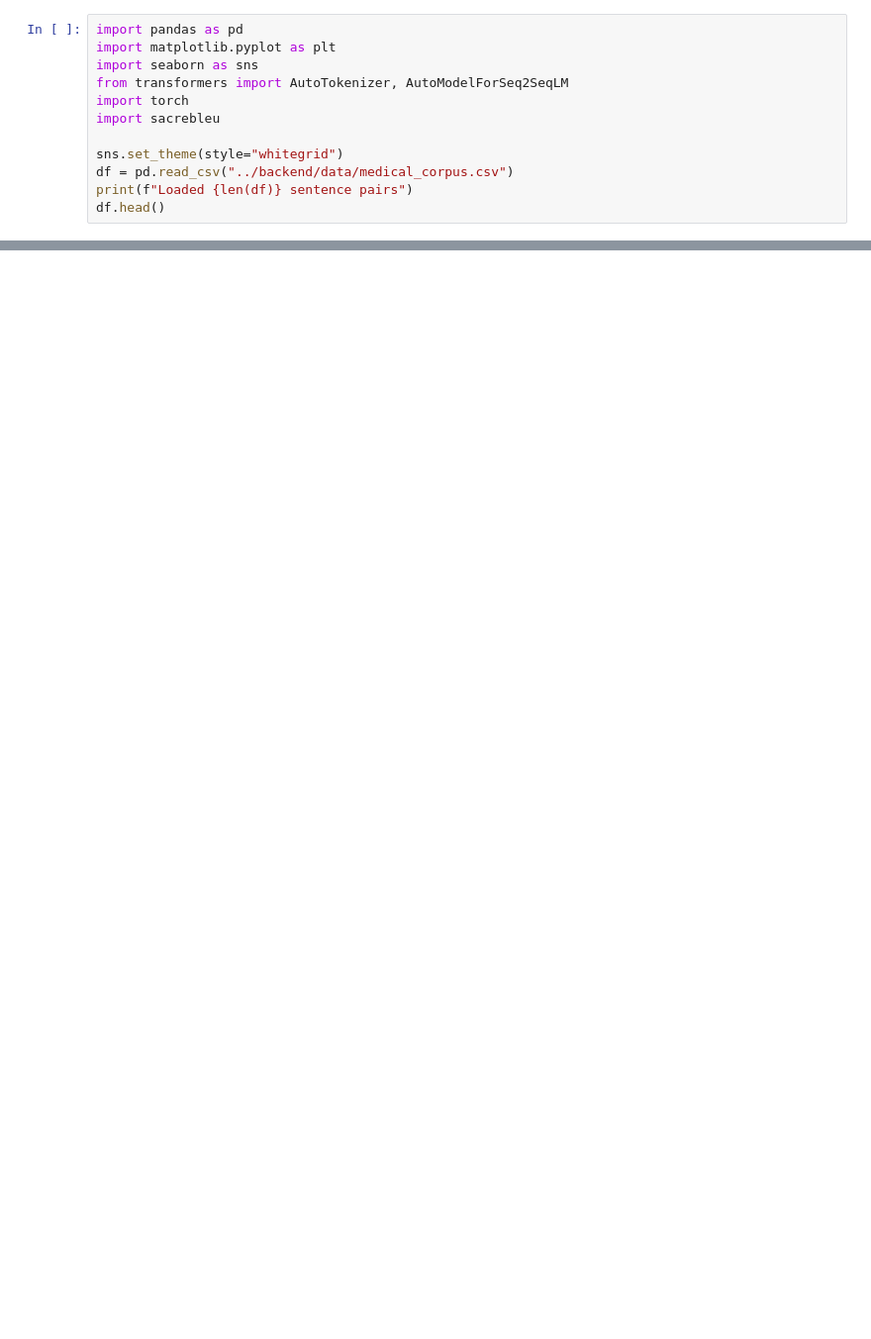
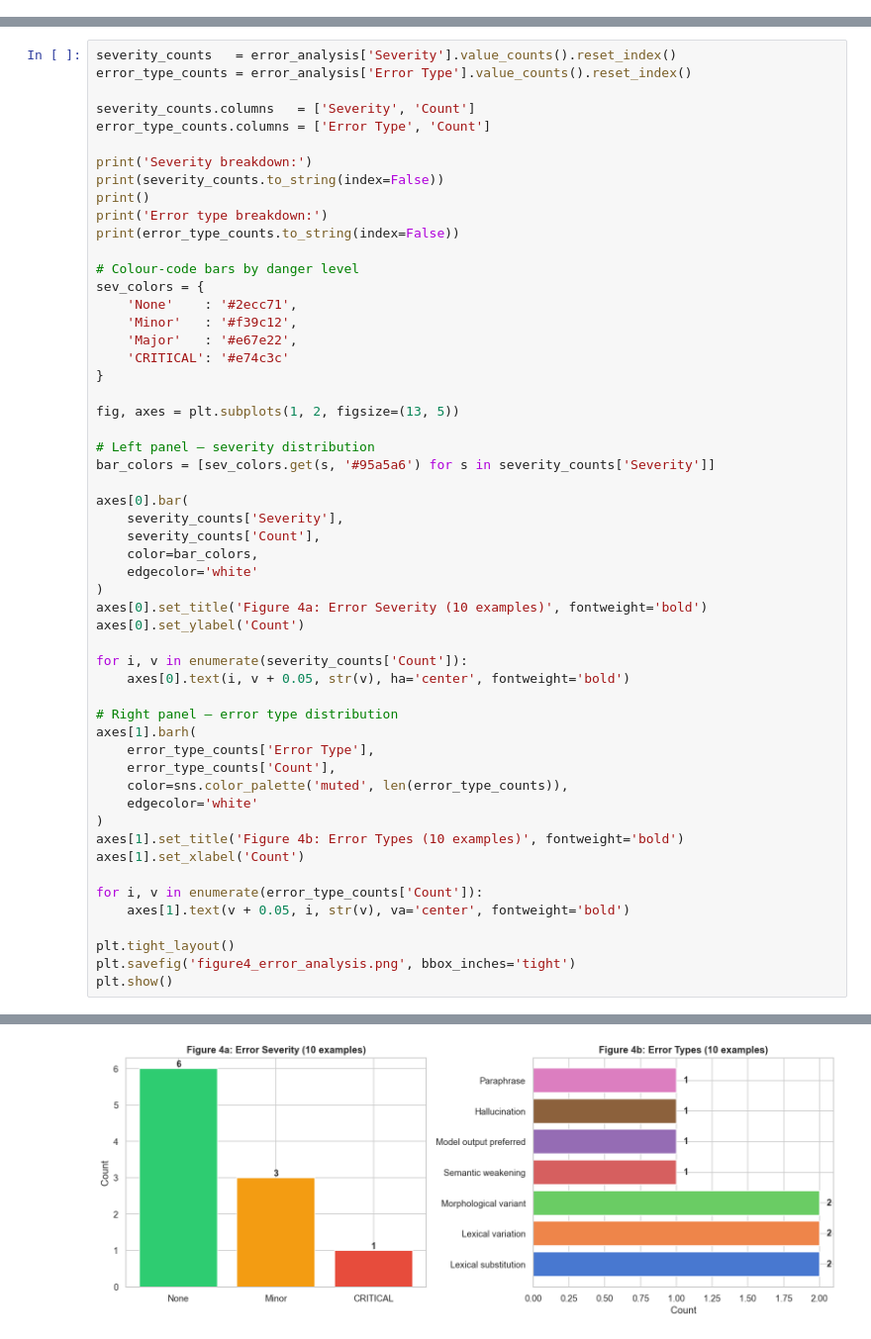
Before and after one commit to L-Semakale/sesotho-medical-mt, a Jupyter notebook: notebook/01_data_eval_model.ipynb, the cells around one changed output, grey strips where cells are left out. Shown at 99% size. Drawn from its saved outputs; the diff is of its cells as text; blank space fills up the shorter version.

```diff
--- a/notebook/01_data_eval_model.ipynb
+++ b/notebook/01_data_eval_model.ipynb
@@ -3,12 +0,0 @@ Cell 1 — Setup & Imports
-# %%
-import pandas as pd
-import matplotlib.pyplot as plt
-import seaborn as sns
-from transformers import AutoTokenizer, AutoModelForSeq2SeqLM
-import torch
-import sacrebleu
-
-sns.set_theme(style="whitegrid")
-df = pd.read_csv("../backend/data/medical_corpus.csv")
-print(f"Loaded {len(df)} sentence pairs")
-df.head()
@@ -86,0 +740,55 @@ print(f"TER    : {ter.score:.2f}")
+# %%
+severity_counts   = error_analysis['Severity'].value_counts().reset_index()
+error_type_counts = error_analysis['Error Type'].value_counts().reset_index()
+
+severity_counts.columns   = ['Severity', 'Count']
+error_type_counts.columns = ['Error Type', 'Count']
+
+print('Severity breakdown:')
+print(severity_counts.to_string(index=False))
+print()
+print('Error type breakdown:')
+print(error_type_counts.to_string(index=False))
+
+# Colour-code bars by danger level
+sev_colors = {
+    'None'    : '#2ecc71',
+    'Minor'   : '#f39c12',
+    'Major'   : '#e67e22',
+    'CRITICAL': '#e74c3c'
+}
+
+fig, axes = plt.subplots(1, 2, figsize=(13, 5))
+
+# Left panel — severity distribution
+bar_colors = [sev_colors.get(s, '#95a5a6') for s in severity_counts['Severity']]
+
+axes[0].bar(
+    severity_counts['Severity'],
+    severity_counts['Count'],
+    color=bar_colors,
+    edgecolor='white'
+)
+axes[0].set_title('Figure 4a: Error Severity (10 examples)', fontweight='bold')
+axes[0].set_ylabel('Count')
+
+for i, v in enumerate(severity_counts['Count']):
+    axes[0].text(i, v + 0.05, str(v), ha='center', fontweight='bold')
+
+# Right panel — error type distribution
+axes[1].barh(
+    error_type_counts['Error Type'],
+    error_type_counts['Count'],
+    color=sns.color_palette('muted', len(error_type_counts)),
+    edgecolor='white'
+)
+axes[1].set_title('Figure 4b: Error Types (10 examples)', fontweight='bold')
+axes[1].set_xlabel('Count')
+
+for i, v in enumerate(error_type_counts['Count']):
+    axes[1].text(v + 0.05, i, str(v), va='center', fontweight='bold')
+
+plt.tight_layout()
+plt.savefig('figure4_error_analysis.png', bbox_inches='tight')
+plt.show()
+# %% [output]
@@ -86,0 +810 @@ print(f"TER    : {ter.score:.2f}")
+[figure, added]
```
Also changed, not shown: parts of 43 cells of this notebook, 4 other files.
